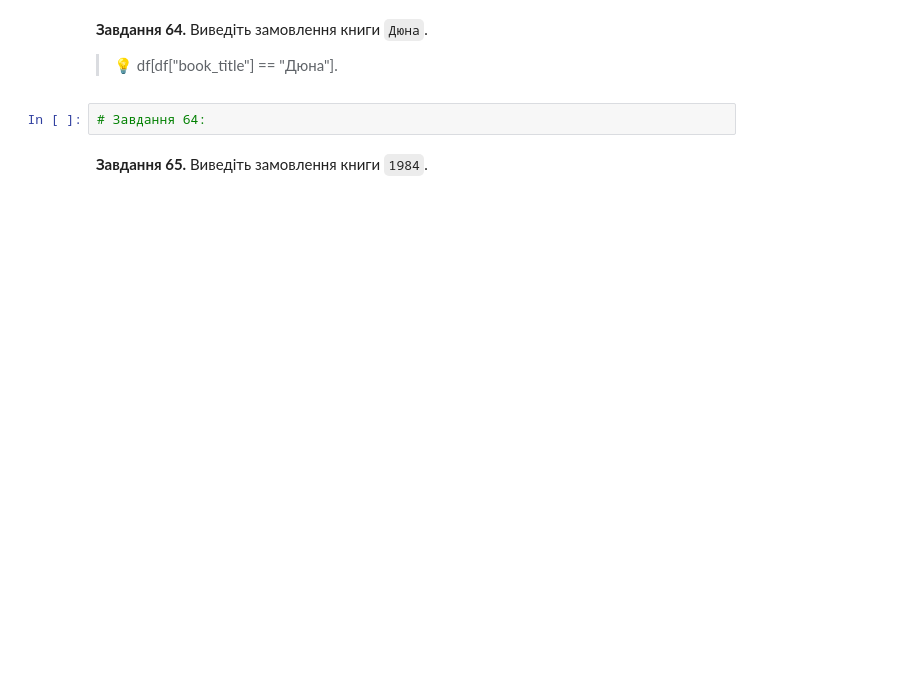
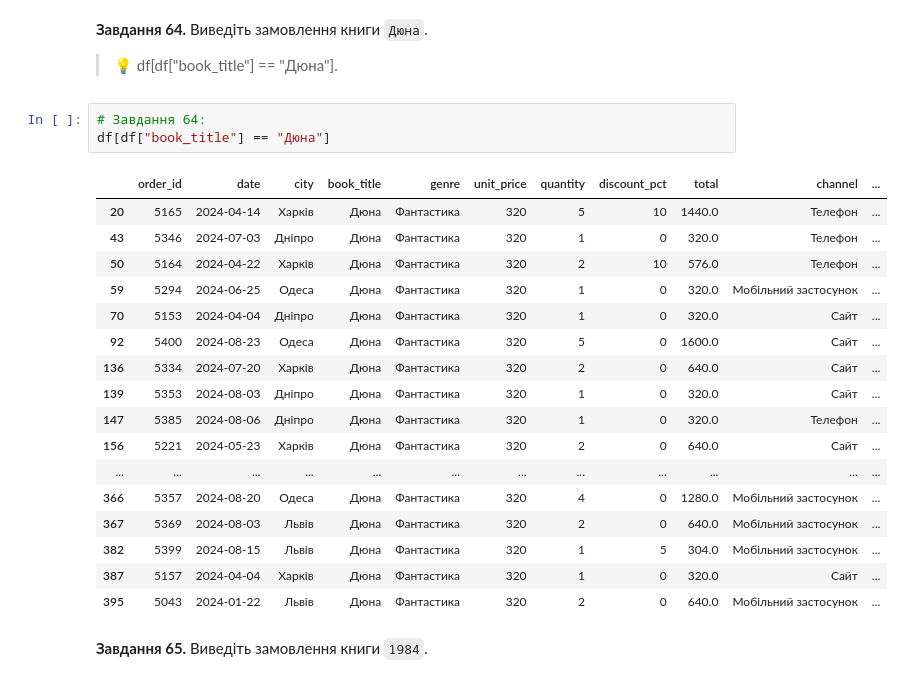
Before and after one commit to T-Svitlichna/DTA_Python, a Jupyter notebook: HomeWork/pandas_practice_120.ipynb, the cells around one changed output. Drawn from its saved outputs; the diff is of its cells as text; blank space fills up the shorter version.

```diff
--- a/HomeWork/pandas_practice_120.ipynb
+++ b/HomeWork/pandas_practice_120.ipynb
@@ -367,6 +983,25 @@ df.head()
 > 💡 df[df["book_title"] == "Дюна"].
 # %%
 # Завдання 64:
+df[df["book_title"] == "Дюна"]
+# %% [output]
+|  | order_id | date | city | book_title | genre | unit_price | quantity | discount_pct | total | channel | ... |
+| 20 | 5165 | 2024-04-14 | Харків | Дюна | Фантастика | 320 | 5 | 10 | 1440.0 | Телефон | ... |
+| 43 | 5346 | 2024-07-03 | Дніпро | Дюна | Фантастика | 320 | 1 | 0 | 320.0 | Телефон | ... |
+| 50 | 5164 | 2024-04-22 | Харків | Дюна | Фантастика | 320 | 2 | 10 | 576.0 | Телефон | ... |
+| 59 | 5294 | 2024-06-25 | Одеса | Дюна | Фантастика | 320 | 1 | 0 | 320.0 | Мобільний застосунок | ... |
+| 70 | 5153 | 2024-04-04 | Дніпро | Дюна | Фантастика | 320 | 1 | 0 | 320.0 | Сайт | ... |
+| 92 | 5400 | 2024-08-23 | Одеса | Дюна | Фантастика | 320 | 5 | 0 | 1600.0 | Сайт | ... |
+| 136 | 5334 | 2024-07-20 | Харків | Дюна | Фантастика | 320 | 2 | 0 | 640.0 | Сайт | ... |
+| 139 | 5353 | 2024-08-03 | Дніпро | Дюна | Фантастика | 320 | 1 | 0 | 320.0 | Сайт | ... |
+| 147 | 5385 | 2024-08-06 | Дніпро | Дюна | Фантастика | 320 | 1 | 0 | 320.0 | Телефон | ... |
+| 156 | 5221 | 2024-05-23 | Харків | Дюна | Фантастика | 320 | 2 | 0 | 640.0 | Сайт | ... |
+| ... | ... | ... | ... | ... | ... | ... | ... | ... | ... | ... | ... |
+| 366 | 5357 | 2024-08-20 | Одеса | Дюна | Фантастика | 320 | 4 | 0 | 1280.0 | Мобільний застосунок | ... |
+| 367 | 5369 | 2024-08-03 | Львів | Дюна | Фантастика | 320 | 2 | 0 | 640.0 | Мобільний застосунок | ... |
+| 382 | 5399 | 2024-08-15 | Львів | Дюна | Фантастика | 320 | 1 | 5 | 304.0 | Мобільний застосунок | ... |
+| 387 | 5157 | 2024-04-04 | Харків | Дюна | Фантастика | 320 | 1 | 0 | 320.0 | Сайт | ... |
+| 395 | 5043 | 2024-01-22 | Львів | Дюна | Фантастика | 320 | 2 | 0 | 640.0 | Мобільний застосунок | ... |
 # %% [markdown]
 **Завдання 65.** Виведіть замовлення книги `1984`.
 # %%
```
Also changed, not shown: parts of 73 cells of this notebook.
